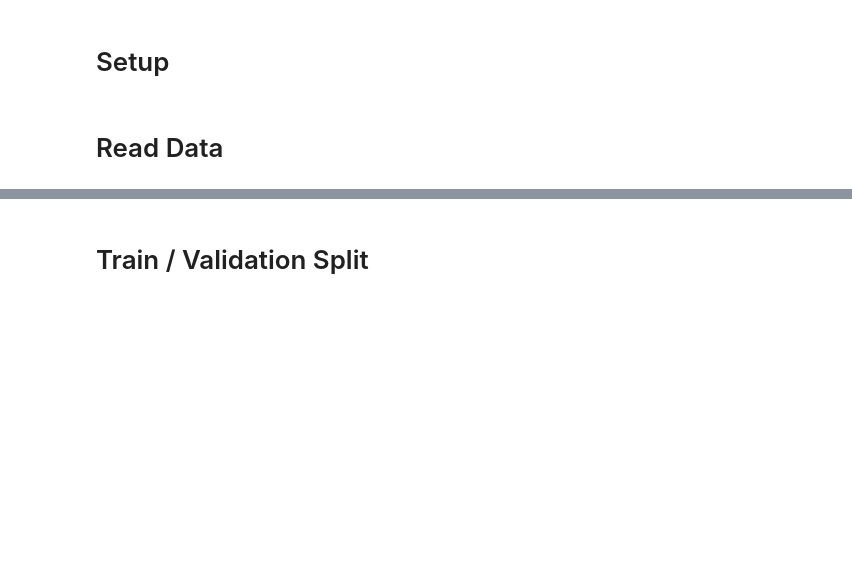
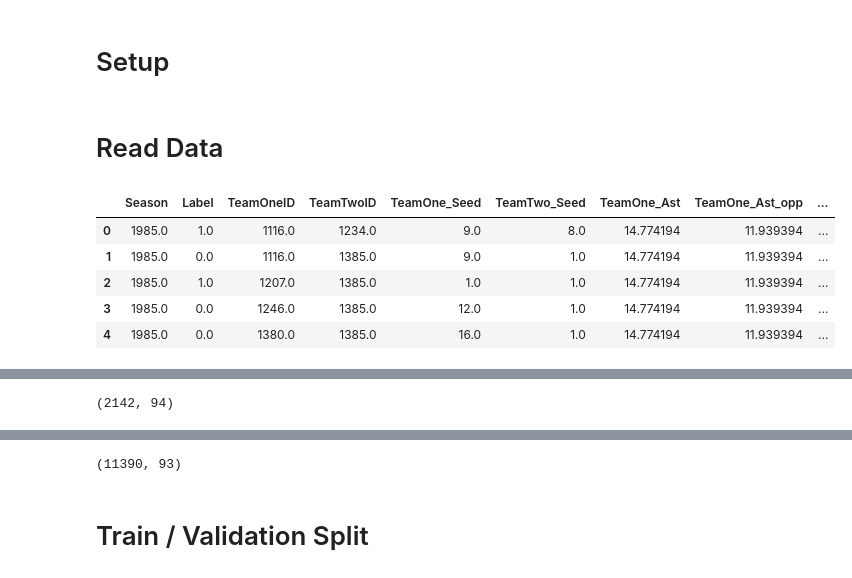
Before and after one commit to aarontrefler/kaggle-ncaa-men-19, a Jupyter notebook: notebooks/AT-0.2-model.ipynb, the cells around one changed output, grey strips where cells are left out. Cells and saved outputs as stored; diff of their text form; code cells hidden in the pictures; blank space fills up the shorter version.

```diff
--- a/notebooks/AT-0.2-model.ipynb
+++ b/notebooks/AT-0.2-model.ipynb
@@ -7,7 +7,11 @@ import pickle
 
 from sklearn.ensemble import RandomForestClassifier
 from sklearn.metrics import log_loss
+# %%
+pd.options.display.max_columns = 999
 # %%
-def display_df(df, n=1):
-    display(df.head(n), df.tail(n), df.shape)
+def display_df(df, n=1, tail=False, title=None):
+    if title:
+        print(title + ':')
+    display(df.head(n), df.tail(n), df.shape) if tail else display(df.head(n), df.shape)
 # %%
@@ -19,0 +24,10 @@ df_interim_sub = pd.read_csv(data_dir + 'submission_dataset.csv')
+# %%
+display_df(df_interim, n=5, tail=True)
+display_df(df_interim_sub, n=2)
+# %% [output]
+|  | Season | Label | TeamOneID | TeamTwoID | TeamOne_Seed | TeamTwo_Seed | TeamOne_Ast | TeamOne_Ast_opp | ... |
+| 0 | 1985.0 | 1.0 | 1116.0 | 1234.0 | 9.0 | 8.0 | 14.774194 | 11.939394 | ... |
+| 1 | 1985.0 | 0.0 | 1116.0 | 1385.0 | 9.0 | 1.0 | 14.774194 | 11.939394 | ... |
+| 2 | 1985.0 | 1.0 | 1207.0 | 1385.0 | 1.0 | 1.0 | 14.774194 | 11.939394 | ... |
+| 3 | 1985.0 | 0.0 | 1246.0 | 1385.0 | 12.0 | 1.0 | 14.774194 | 11.939394 | ... |
+| 4 | 1985.0 | 0.0 | 1380.0 | 1385.0 | 16.0 | 1.0 | 14.774194 | 11.939394 | ... |
@@ -19,0 +40 @@ df_interim_sub = pd.read_csv(data_dir + 'submission_dataset.csv')
+(2142, 94)
@@ -20,3 +44,4 @@ df_interim_sub = pd.read_csv(data_dir + 'submission_dataset.csv')
+(11390, 93)
 # %% [markdown]
 # Train / Validation Split
 # %%
```
Also changed, not shown: parts of 19 cells of this notebook, 2 other files.
